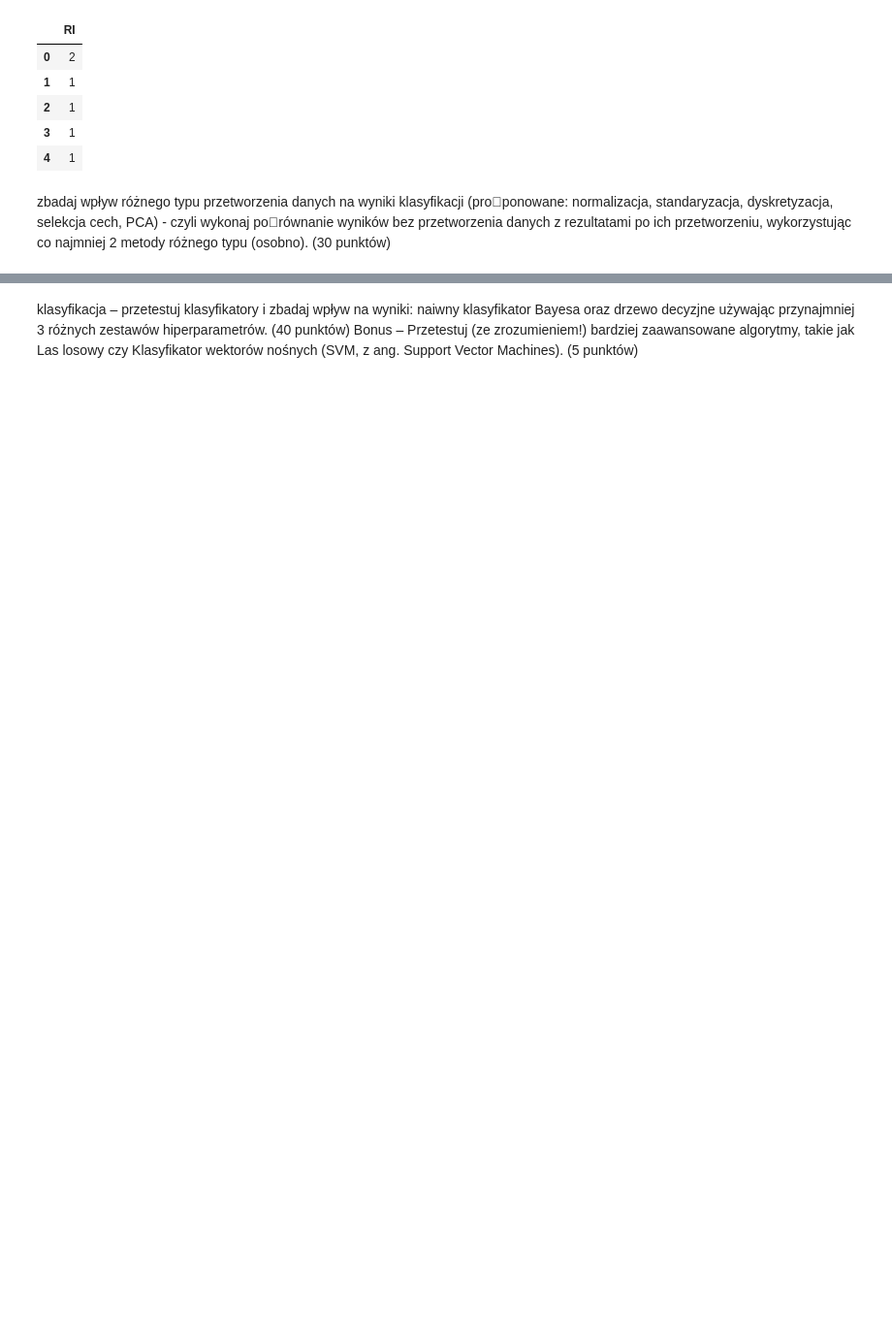
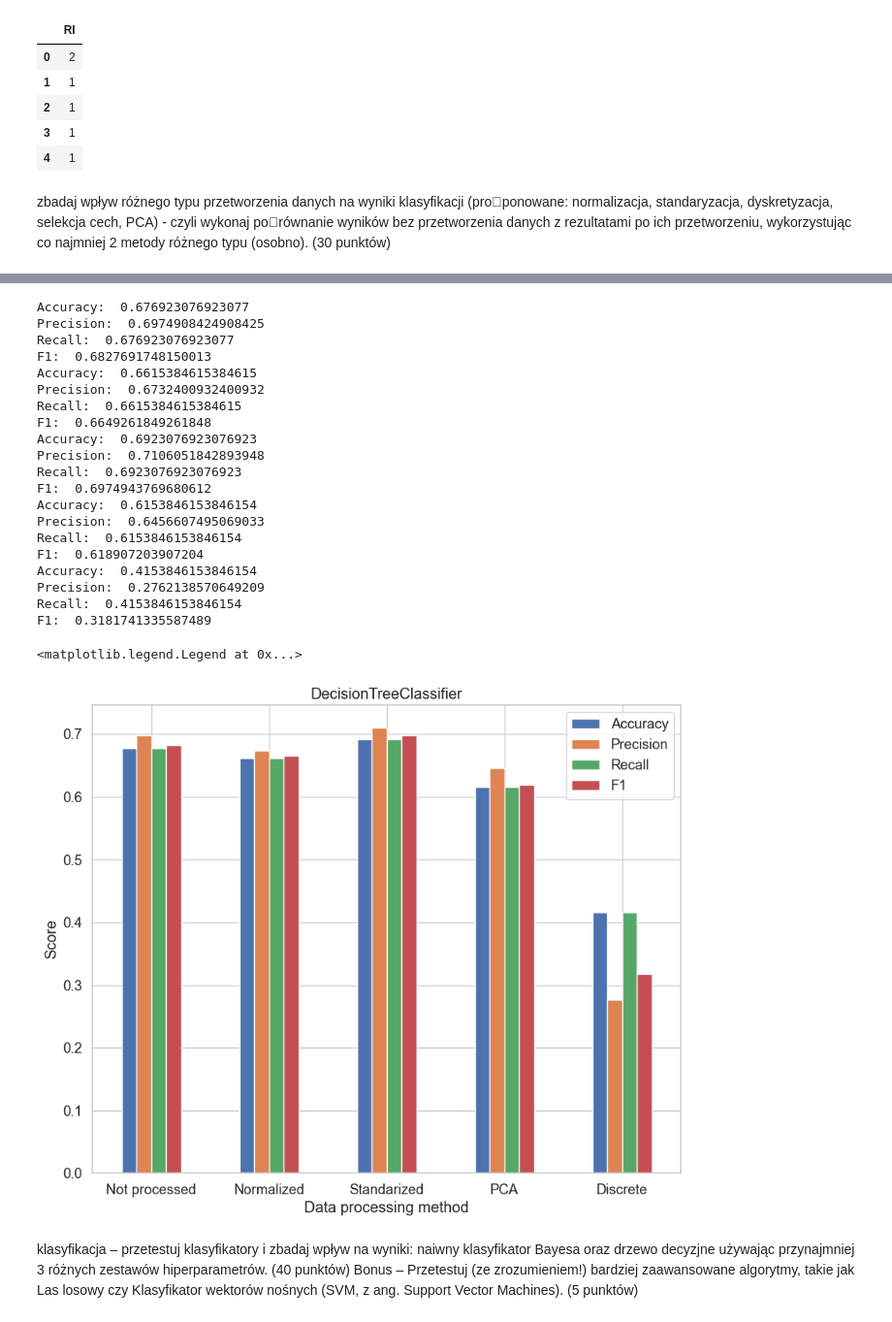
Before and after one commit to Filipstrozik/SztucznaInteligencja, a Jupyter notebook: Z4/z4.ipynb, the cells around one changed output, grey strips where cells are left out. Shown at 97% size. Cells and saved outputs as stored; diff of their text form; code cells hidden in the pictures; blank space fills up the shorter version.

```diff
--- a/Z4/z4.ipynb
+++ b/Z4/z4.ipynb
@@ -358,3 +436,73 @@ y_val = y_val.values.ravel()
+# %%
+
+accuracy, precision, recall, f1 = train_and_test_model(X_train, X_val, y_train, y_val, DecisionTreeClassifier())
+print('Accuracy: ', accuracy)
+print('Precision: ', precision)
+print('Recall: ', recall)
+print('F1: ', f1)
+
+accuracy_norm, precision_norm, recall_norm, f1_norm = train_and_test_model(X_train_norm, X_val_norm, y_train_norm, y_val_norm, DecisionTreeClassifier())
+print('Accuracy: ', accuracy_norm)
+print('Precision: ', precision_norm)
+print('Recall: ', recall_norm)
+print('F1: ', f1_norm)
+
+accuracy_stand, precision_stand, recall_stand, f1_stand = train_and_test_model(X_train_stand, X_val_stand, y_train_stand, y_val_stand, DecisionTreeClassifier())
+print('Accuracy: ', accuracy_stand)
+print('Precision: ', precision_stand)
+print('Recall: ', recall_stand)
+print('F1: ', f1_stand)
+
+accuracy_pca, precision_pca, recall_pca, f1_pca = train_and_test_model(X_train_pca, X_val_pca, y_train_pca, y_val_pca, DecisionTreeClassifier())
+print('Accuracy: ', accuracy_pca)
+print('Precision: ', precision_pca)
+print('Recall: ', recall_pca)
+print('F1: ', f1_pca)
+
+accuracy_discrete, precision_discrete, recall_discrete, f1_discrete = train_and_test_model(X_train_discrete, X_val_discrete, y_train_discrete, y_val_discrete, DecisionTreeClassifier())
+print('Accuracy: ', accuracy_discrete)
+print('Precision: ', precision_discrete)
+print('Recall: ', recall_discrete)
+print('F1: ', f1_discrete)
+
+# compare results of each data processing method in a table
+results = pd.DataFrame({'Accuracy': [accuracy, accuracy_norm, accuracy_stand, accuracy_pca, accuracy_discrete],
+                        'Precision': [precision, precision_norm, precision_stand, precision_pca, precision_discrete],
+                        'Recall': [recall, recall_norm, recall_stand, recall_pca, recall_discrete],
+                        'F1': [f1, f1_norm, f1_stand, f1_pca, f1_discrete]},
+                        index=['Not processed', 'Normalized', 'Standarized', 'PCA', 'Discrete'])
+results
+
+# visualise it in a bar chart
+results.plot(kind='bar', figsize=(10, 8))
+plt.title('DecisionTreeClassifier')
+plt.xlabel('Data processing method')
+plt.ylabel('Score')
+plt.xticks(rotation=0)
+plt.legend(bbox_to_anchor=(1.0, 1.0))
+# %% [output]
+Accuracy:  0.676923076923077
+Precision:  0.6974908424908425
+Recall:  0.676923076923077
+F1:  0.6827691748150013
+Accuracy:  0.6615384615384615
+Precision:  0.6732400932400932
+Recall:  0.6615384615384615
+F1:  0.6649261849261848
+Accuracy:  0.6923076923076923
+Precision:  0.7106051842893948
+Recall:  0.6923076923076923
+F1:  0.6974943769680612
+Accuracy:  0.6153846153846154
+Precision:  0.6456607495069033
+Recall:  0.6153846153846154
+F1:  0.618907203907204
+Accuracy:  0.4153846153846154
+Precision:  0.2762138570649209
+Recall:  0.4153846153846154
+F1:  0.3181741335587489
+<matplotlib.legend.Legend at 0x...>
+[figure, added]
 # %% [markdown]
 klasyfikacja – przetestuj klasyfikatory i zbadaj wpływ na wyniki: naiwny klasyfikator Bayesa oraz
 drzewo decyzjne używając przynajmniej 3 różnych zestawów hiperparametrów. (40 punktów)
```
Also changed, not shown: parts of 21 cells of this notebook, 1 other file.
